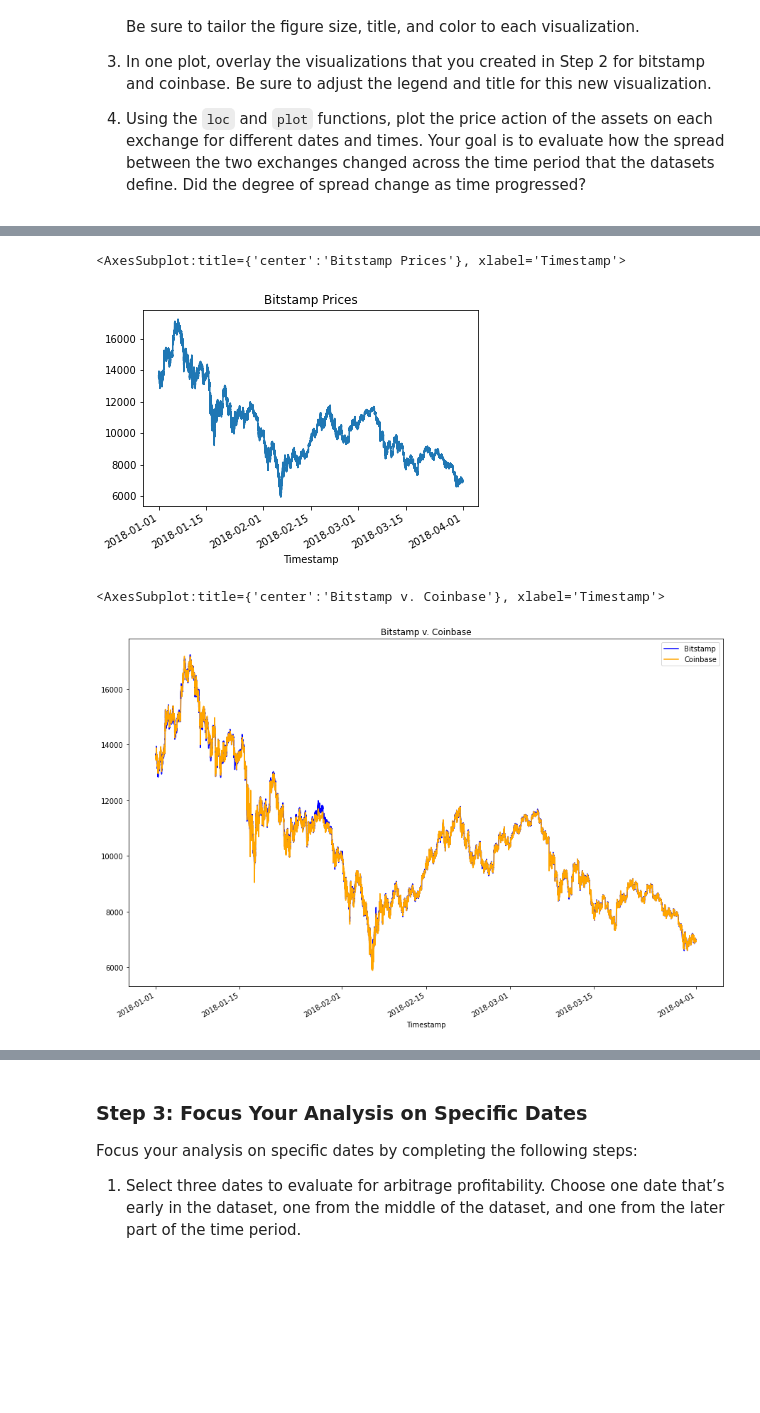
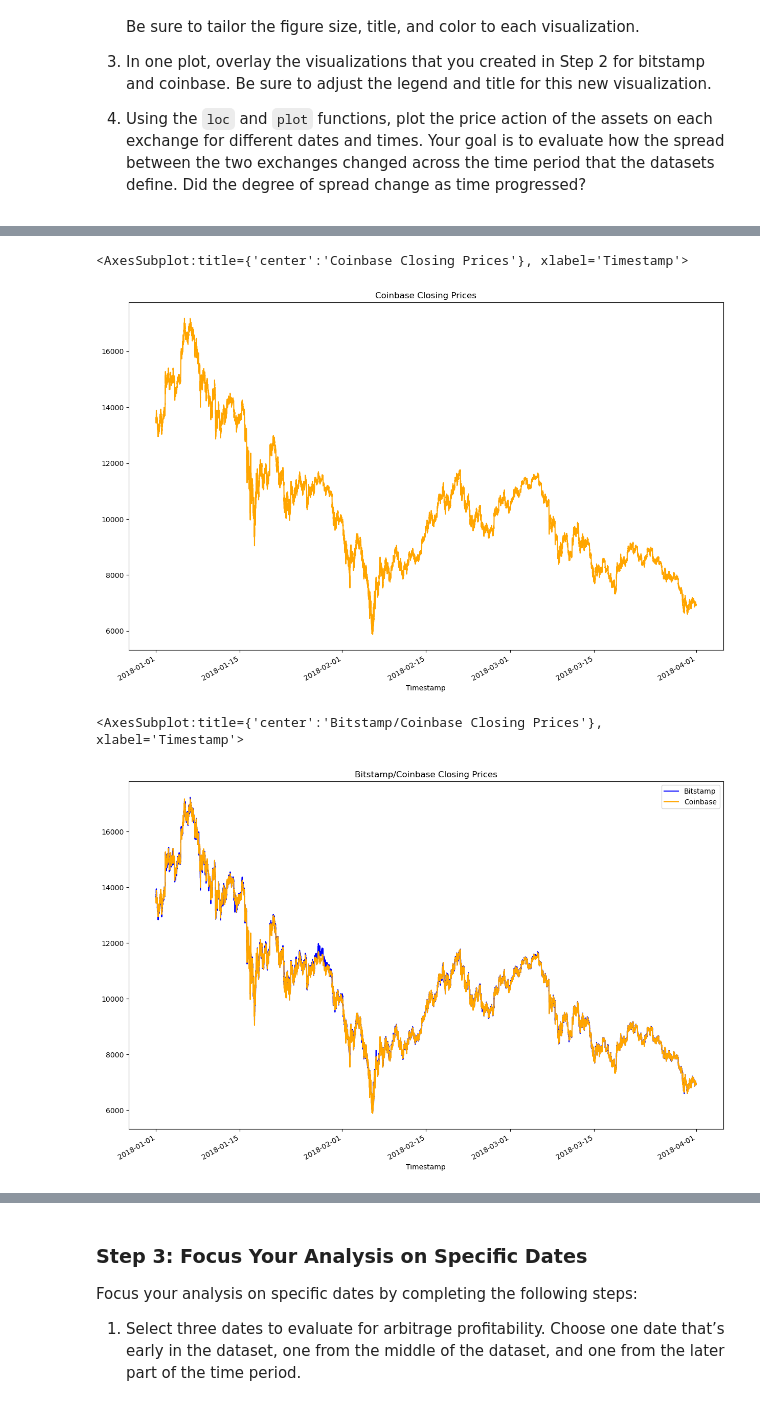
Before and after one commit to devops4cloud/fintech_module3_challenge, a Jupyter notebook: crypto_arbitrage.ipynb, the cells around one changed output, grey strips where cells are left out. Drawn from its saved outputs; the diff is of its cells as text; code cells hidden in the pictures; blank space fills up the shorter version.

```diff
--- a/crypto_arbitrage.ipynb
+++ b/crypto_arbitrage.ipynb
@@ -168,0 +191,4 @@ dtype: object
+# %%
+# Use the str.replace function to remove the dollar sign, $ and verify data is cleansed
+coinbase.loc[:, "Close"] = coinbase.loc[:, "Close"].str.replace("$", "")
+coinbase.head()
@@ -168,0 +203,4 @@ dtype: object
+# %%
+# Convert the Close data type to a float and verify the conversion
+coinbase.loc[:, "Close"] = coinbase.loc[:, "Close"].astype("float")
+bitstamp.dtypes
@@ -203,7 +262,7 @@ bitstamp_sliced = # YOUR CODE HERE
 # %%
 # Use loc or iloc to select `Timestamp (the index)` and `Close` from coinbase DataFrame
-coinbase_sliced = # YOUR CODE HERE
+coinbase_sliced =  coinbase.loc[:, "Close"]
 
 # Review the first five rows of the DataFrame
-# YOUR CODE HERE
+coinbase_sliced.head()
 # %% [output]
@@ -262,18 +321,19 @@ Sort through the time series data associated with the bitstamp and coinbase Data
 # %%
 # Create a line plot for the coinbase DataFrame for the full length of time in the dataset
 # Be sure that the figure size, title, and color are tailored to each visualization
-# YOUR CODE HERE
+coinbase_sliced.plot(figsize=(15, 10), title="Coinbase Closing Prices", color="orange")
 # %% [output]
-<AxesSubplot:title={'center':'Bitstamp Prices'}, xlabel='Timestamp'>
+<AxesSubplot:title={'center':'Coinbase Closing Prices'}, xlabel='Timestamp'>
-[figure, old version]
+[figure, new version]
 # %%
 # Overlay the visualizations for the bitstamp and coinbase DataFrames in one plot
 # The plot should visualize the prices over the full lenth of the dataset
 # Be sure to include the parameters: legend, figure size, title, and color and label
-# YOUR CODE HERE
+bitstamp_sliced.plot(legend=True, figsize=(15, 10), title="Bitstamp/Coinbase Closing Prices", color="blue", label="Bitstamp")
+coinbase_sliced.plot(legend=True, figsize=(15, 10), title="Bitstamp/Coinbase Closing Prices", color="orange", label="Coinbase")
 # %% [output]
-<AxesSubplot:title={'center':'Bitstamp v. Coinbase'}, xlabel='Timestamp'>
+<AxesSubplot:title={'center':'Bitstamp/Coinbase Closing Prices'}, xlabel='Timestamp'>
-[figure, old version]
+[figure, new version]
 # %%
 # Using the loc and plot functions, create an overlay plot that visualizes
 # the price action of both DataFrames for a one month period early in the dataset
```
Also changed, not shown: parts of 13 cells of this notebook.
